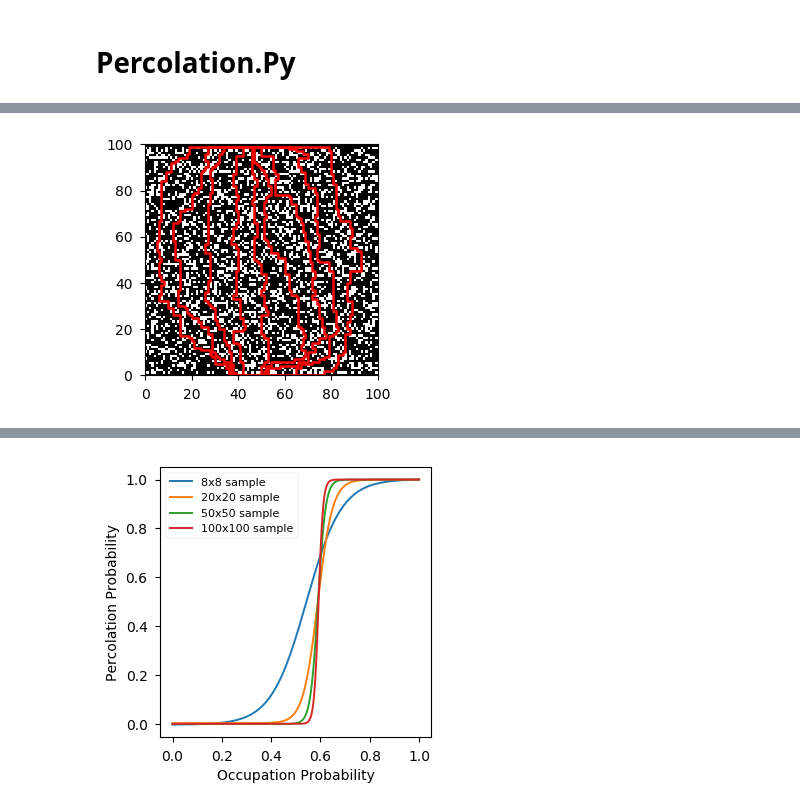
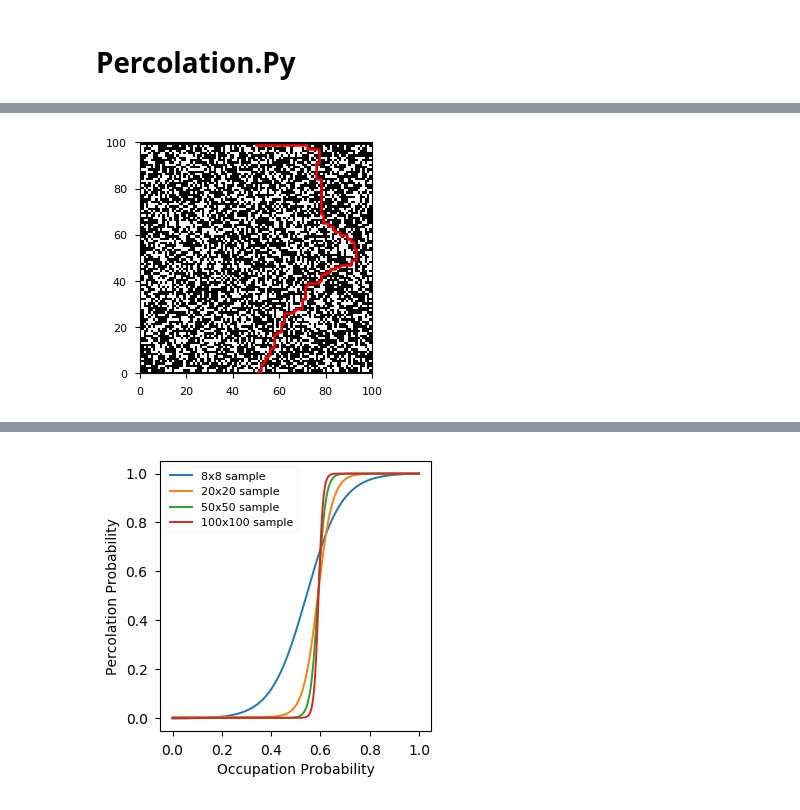
Before and after one commit to prabowobagas/Jupyter-Notebook-Thesis, a Jupyter notebook: Weekly Journal.ipynb, the cells around one changed output, grey strips where cells are left out. Cells and saved outputs as stored; diff of their text form; code cells hidden in the pictures.

```diff
--- a/Weekly Journal.ipynb
+++ b/Weekly Journal.ipynb
@@ -1,5 +1,6 @@
 # %%
 import matplotlib.pyplot as plt
+import seaborn as sns
 import matplotlib as mpl
 import numpy as np
 import pandas as pd
@@ -7,6 +8,8 @@ import scipy as sp
 
 plt.style.use('default')
 plt.style.use('seaborn-paper')
-
+current_palette = sns.color_palette(palette=None)
+sns.set_palette(palette=None)
+sns.palplot(current_palette)
 plot_width = 3.487
 plot_height = plot_width / 1.618
@@ -630,32 +626,63 @@ import numpy as np
 import pandas as pd
 import heapq
 
-width =  100 #Sample size must be even. If odd, change the start/goal starting coordinate
+def parallel_resistance(array):
+    reciprocal = sum(np.reciprocal(array, dtype=float))
+    resistance = 1/reciprocal
+    return resistance
+
+def shortest10_paths(width, height, occupation_probability):
+    start, goal = ((width)/2, 0),((width)/2 ,height-1)
+
+    path_list = []
+    sample = GenerateGrid(width, height, occupation_probability)
+    sample.GenerateWall()
+
+    fig1, ax1 = plt.subplots(1)
+    cmap = cm.colors.ListedColormap(['white','black'])
+    ax1.pcolor(sample.grid, cmap=cmap)
+
+
+    path_sum = []   #list for path sum array
+
+    for i in range(0,9):     # find 10 independent paths
+        came_from, cost_so_far = a_star_search(sample, start, goal)
+        path, path_flag = pathfinder(came_from, start=start, goal=goal)
+        for coordinate in path:      # Exclude coordinates in the top and bottom row
+            if coordinate[1] != height-1:
+                if coordinate [1] != 0:
+                    sample.wall.append(coordinate)
+                    sample.grid[int(coordinate[1]), int(coordinate[0])] = 0
+        ax1.plot(*zip(*path), color='red', linewidth=1.80)
+
+        if path_flag is True:
+            path_sum.append(cost_so_far[goal])
+    if not path_sum:
+        sample_resistance = 0
+    else:
+        sample_resistance = parallel_resistance(path_sum)   #collective sum of resistant
+    fig1.set_size_inches(3, 3)
+    return sample_resistance
+
+
+
+width =  100      #Keep sample even. If odd, change the start/goal coordinate starting coordinate
 height = 100
-occupation_probability = 0.71
-start, goal = ((width)/2, 0),((width)/2 ,height-1)
-
-path_list = []
-sample = GenerateGrid(width, height, occupation_probability) #if
-sample.GenerateWall()
-
-fig1, ax1 = plt.subplots(1)
-cmap = cm.colors.ListedColormap(['white','black'])
-ax1.pcolor(sample.grid, cmap=cmap)
-
-for i in range(0,9):     # find 10 independent paths
-    came_from, cost_so_far = a_star_search(sample, start, goal)
-    path, path_flag = pathfinder(came_from, start=start, goal=goal)
-    for coordinate in path:
-        if coordinate[1] != height-1:
-            if coordinate [1] != 0:
-                sample.wall.append(coordinate)
-                sample.grid[int(coordinate[1]), int(coordinate[0])] = 0
-    #ax1.pcolor(sample_original ,cmap=cmap)
-    ax1.plot(*zip(*path), color='red', linewidth=1.80)
+resistance_array = []
+for occupy in [0.6, 0.7, 0.8]:        # if no paths, resistance is set to 0
+    occupation_probability = occupy
+    sample_resistance = []
+    for sample in range(0,3):     # For every sample, calculate 3 times
+        resistance = shortest10_paths(width, height, occupation_probability)
+        sample_resistance.append(resistance)
+        print(sample_resistance)
+    sample_resistance = [x for x in sample_resistance if x != 0]
+    average_resistance = np.average(sample_resistance)
+    print(average_resistance)
+    resistance_array.append(average_resistance)
 
 ax1.tick_params(axis = 'both', which = 'major', labelsize = 10)
 
-fig1.set_size_inches(3, 3)
+# Note that there are precision issue. nanmean is f4 precision.
 # plt.savefig('Figures\\pc-06.pdf', format='pdf', dpi=1000)
 # %% [output]
@@ -662 +701 @@ fig1.set_size_inches(3, 3)
-[figure, old version]
+[figure, new version]
```
Also changed, not shown: parts of 6 cells of this notebook.
